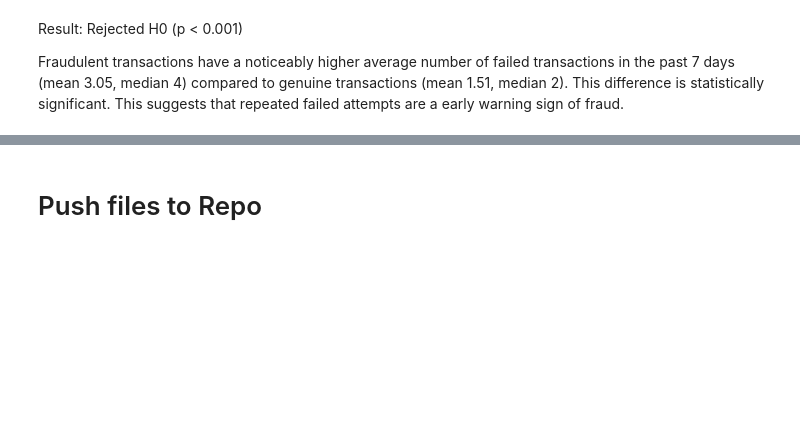
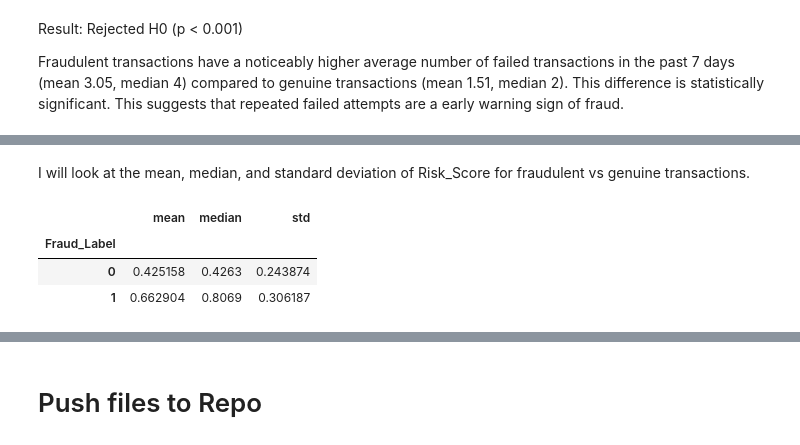
Before and after one commit to navmann99/Fraud-Analysis, a Jupyter notebook: jupyter_notebooks/02-EDA copy.ipynb, the cells around one changed output, grey strips where cells are left out. Cells and saved outputs as stored; diff of their text form; code cells hidden in the pictures; blank space fills up the shorter version.

```diff
--- a/jupyter_notebooks/02-EDA copy.ipynb
+++ b/jupyter_notebooks/02-EDA copy.ipynb
@@ -150,0 +160,9 @@ Fraudulent transactions have a noticeably higher average number of failed transa
+# %% [markdown]
+I will look at the mean, median, and standard deviation of Risk_Score for fraudulent vs genuine transactions.
+# %%
+df.groupby('Fraud_Label')['Risk_Score'].agg(['mean', 'median', 'std'])
+# %% [output]
+|  | mean | median | std |
+| Fraud_Label |  |  |  |
+| 0 | 0.425158 | 0.4263 | 0.243874 |
+| 1 | 0.662904 | 0.8069 | 0.306187 |
```
Also changed, not shown: parts of 8 cells of this notebook, 1 other file.
